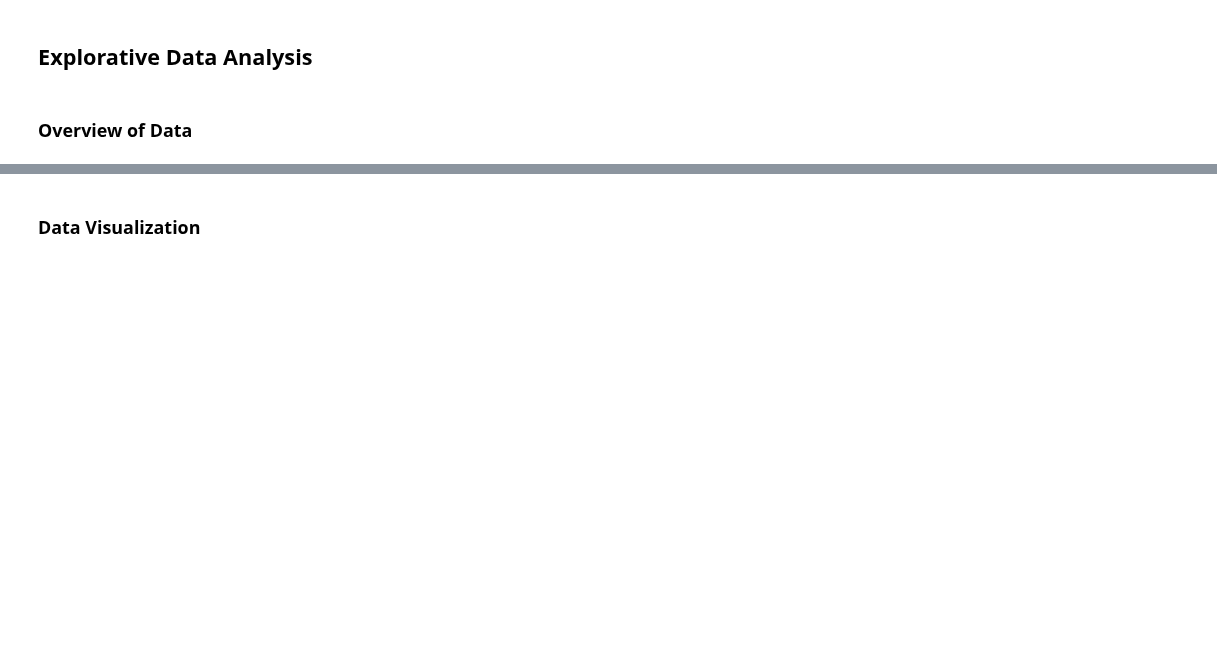
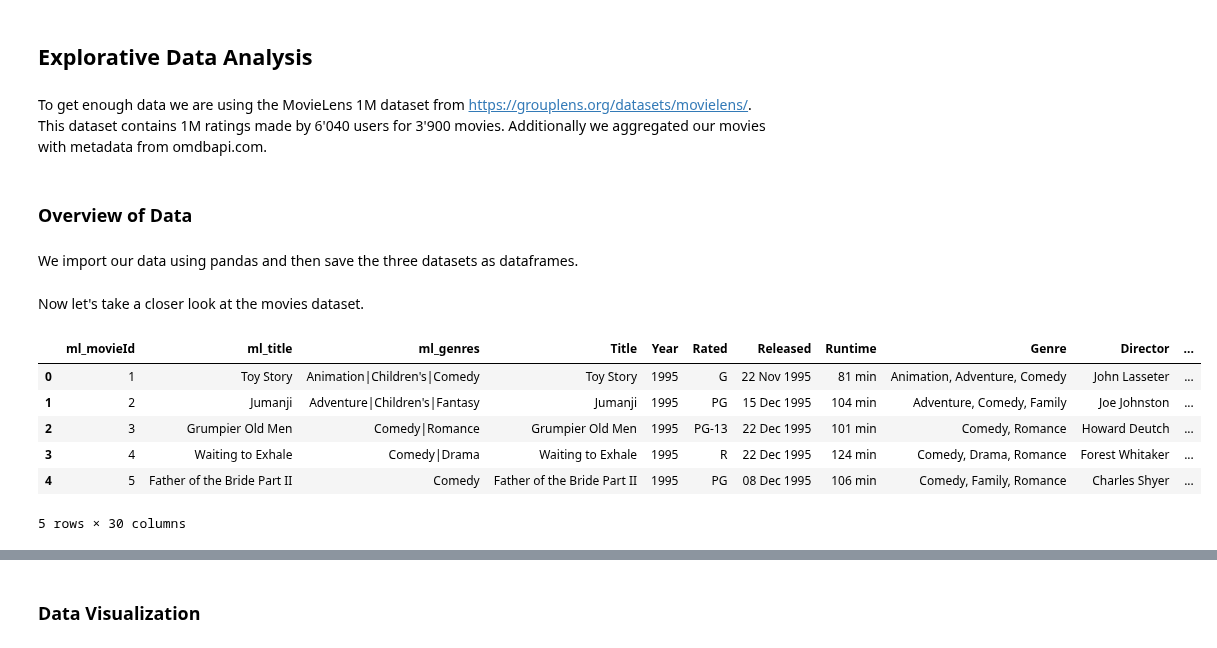
Before and after one commit to FabioArdi/morebo, a Jupyter notebook: final.ipynb, the cells around one changed output, grey strips where cells are left out. Cells and saved outputs as stored; diff of their text form; code cells hidden in the pictures; blank space fills up the shorter version.

```diff
--- a/final.ipynb
+++ b/final.ipynb
@@ -50,4 +54,9 @@ The problem we are trying to solve is to create a machine learning model that ca
 # %% [markdown]
 ## Explorative Data Analysis
+# %% [markdown]
+To get enough data we are using the MovieLens 1M dataset from https://grouplens.org/datasets/movielens/. This dataset contains 1M ratings
+made by 6'040 users for 3'900 movies. Additionally we aggregated our movies with metadata from omdbapi.com.
 # %% [markdown]
 ### Overview of Data
+# %% [markdown]
+We import our data using pandas and then save the three datasets as dataframes.
@@ -53,0 +69,12 @@ The problem we are trying to solve is to create a machine learning model that ca
+# %% [markdown]
+Now let's take a closer look at the movies dataset.
+# %%
+movies.head()
+# %% [output]
+|  | ml_movieId | ml_title | ml_genres | Title | Year | Rated | Released | Runtime | Genre | Director | ... |
+| 0 | 1 | Toy Story | Animation|Children's|Comedy | Toy Story | 1995 | G | 22 Nov 1995 | 81 min | Animation, Adventure, Comedy | John Lasseter | ... |
+| 1 | 2 | Jumanji | Adventure|Children's|Fantasy | Jumanji | 1995 | PG | 15 Dec 1995 | 104 min | Adventure, Comedy, Family | Joe Johnston | ... |
+| 2 | 3 | Grumpier Old Men | Comedy|Romance | Grumpier Old Men | 1995 | PG-13 | 22 Dec 1995 | 101 min | Comedy, Romance | Howard Deutch | ... |
+| 3 | 4 | Waiting to Exhale | Comedy|Drama | Waiting to Exhale | 1995 | R | 22 Dec 1995 | 124 min | Comedy, Drama, Romance | Forest Whitaker | ... |
+| 4 | 5 | Father of the Bride Part II | Comedy | Father of the Bride Part II | 1995 | PG | 08 Dec 1995 | 106 min | Comedy, Family, Romance | Charles Shyer | ... |
+5 rows × 30 columns
```
Also changed, not shown: parts of 10 cells of this notebook, 1 other file.
